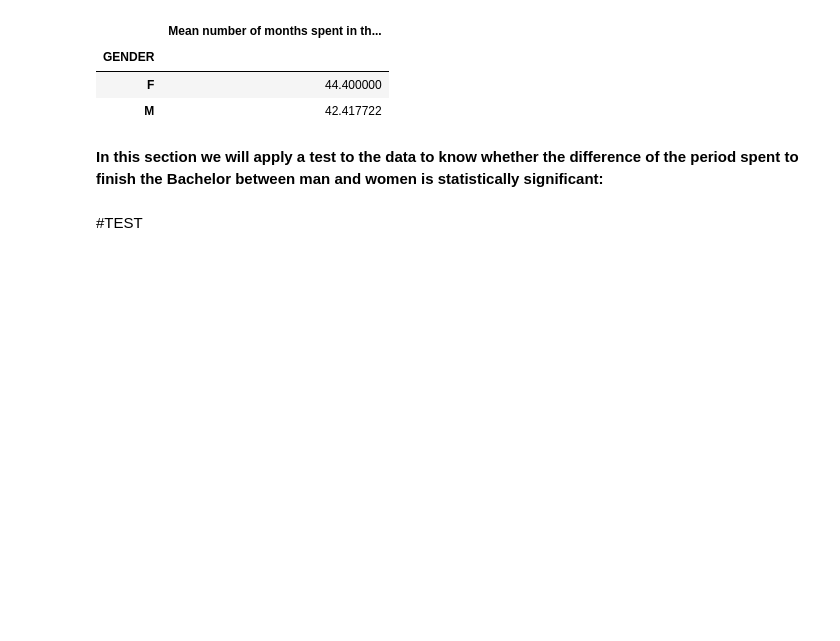
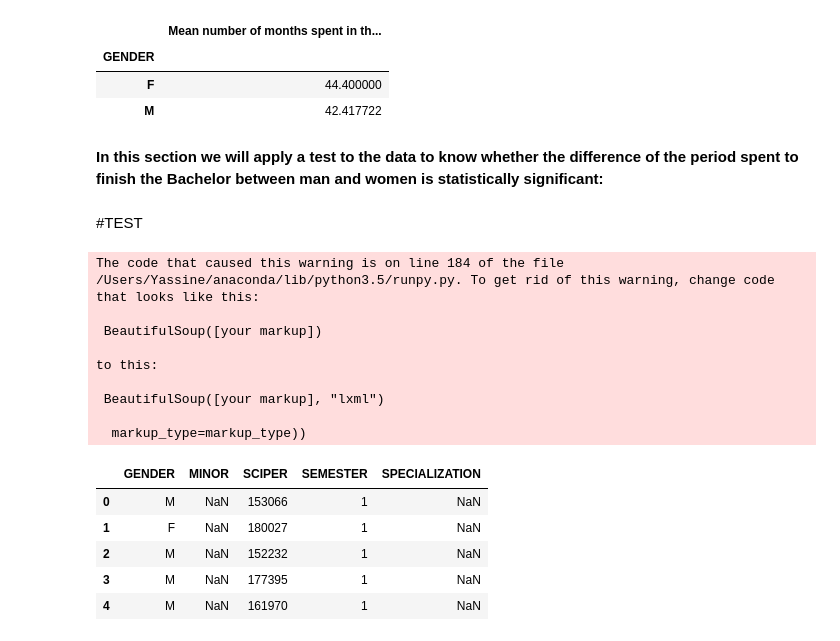
Before and after one commit to boudabou/ADA_Homeworks, a Jupyter notebook: Homework 2 - Extracting Data From Web/ISA.ipynb, the cells around one changed output. Saved outputs shown, nothing was run; the diff lists cells and outputs as text; code cells hidden in the pictures; blank space fills up the shorter version.

```diff
--- a/Homework 2 - Extracting Data From Web/ISA.ipynb
+++ b/Homework 2 - Extracting Data From Web/ISA.ipynb
@@ -276,3 +286,27 @@ mean_number_of_months_of_bachelor_by_gender
 **In this section we will apply a test to the data to know whether the difference of the period spent to finish the Bachelor between man and women is statistically significant:**
 # %% [markdown]
 #TEST
+# %%
+# Specify the section, level and years for exercise 1
+section="Informatique"
+degree='M'
+startingYear=2007
+endingYear=2016
+sciper_gender_table = getListOfStudents(section,degree,startingYear,endingYear)
+sciper_gender_table.head()
+# %% [output]
+The code that caused this warning is on line 184 of the file /Users/Yassine/anaconda/lib/python3.5/runpy.py. To get rid of this warning, change code that looks like this:
+
+ BeautifulSoup([your markup])
+
+to this:
+
+ BeautifulSoup([your markup], "lxml")
+
+  markup_type=markup_type))
+|  | GENDER | MINOR | SCIPER | SEMESTER | SPECIALIZATION |
+| 0 | M | NaN | 153066 | 1 | NaN |
+| 1 | F | NaN | 180027 | 1 | NaN |
+| 2 | M | NaN | 152232 | 1 | NaN |
+| 3 | M | NaN | 177395 | 1 | NaN |
+| 4 | M | NaN | 161970 | 1 | NaN |
```
Also changed, not shown: parts of 2 cells of this notebook.
